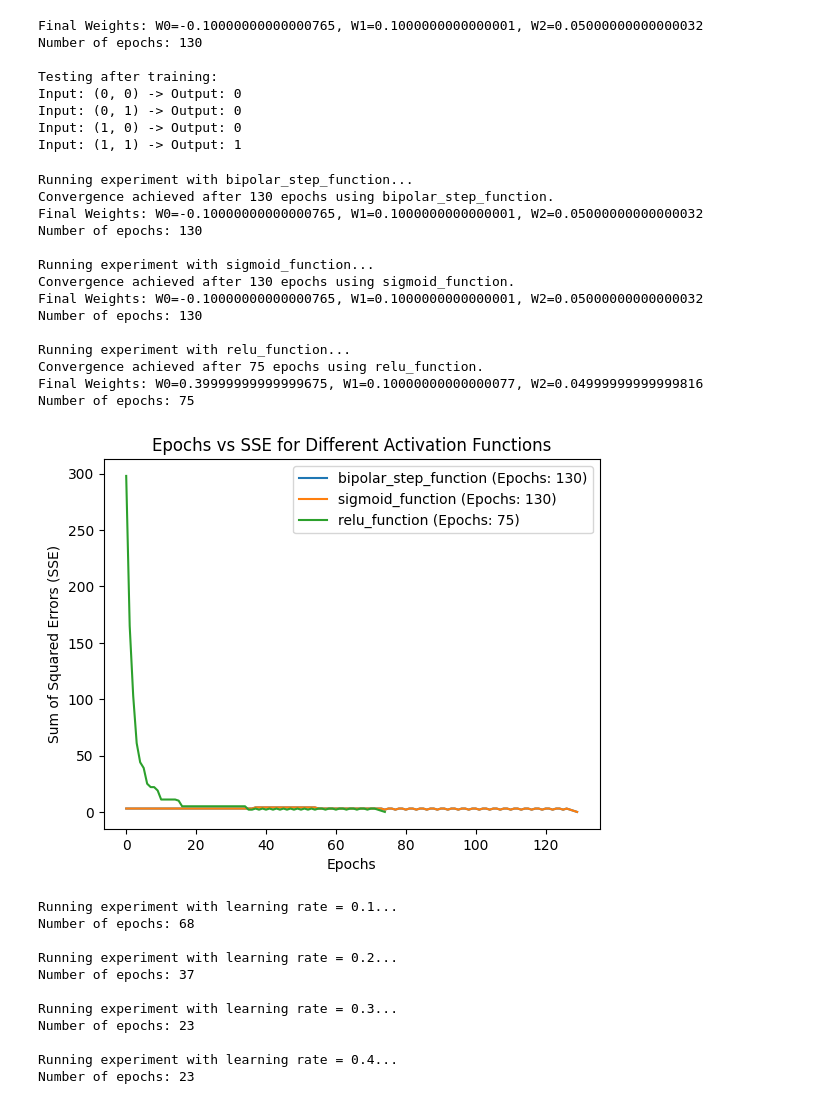
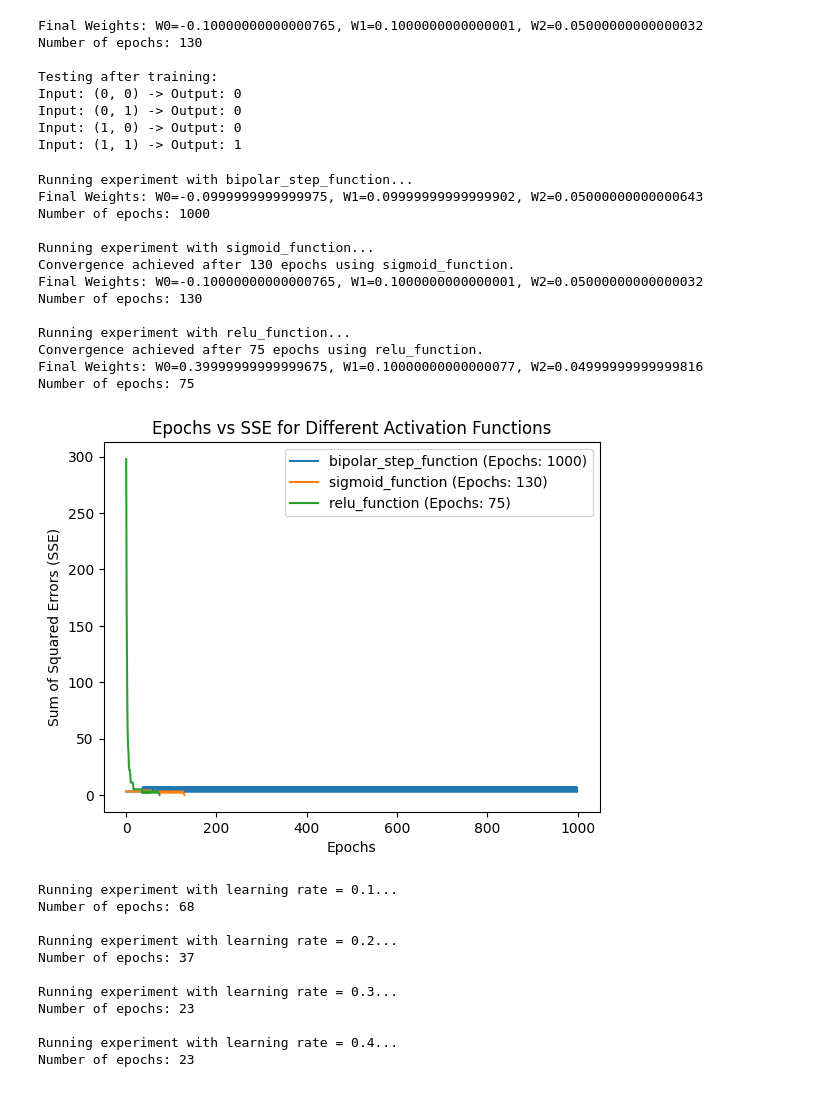
Before and after one commit to Munna-Prasad-Gupta/ML, a Jupyter notebook: ass6.ipynb, the cells around one changed output. Drawn from its saved outputs; the diff is of its cells as text; code cells hidden in the pictures.

```diff
--- a/ass6.ipynb
+++ b/ass6.ipynb
@@ -33,7 +33,7 @@ def relu_function(x):
 
 # Leaky ReLU function
 def leaky_relu_function(x, alpha=0.01):
-    return np.where(x > 0, x, alpha * x)
+    return max( x, alpha * x)
 
 
 
@@ -51,11 +51,20 @@ def error_calculator(y_true, y_pred, error_type='mse'):
     else:
         raise ValueError(f"Unknown error type: {error_type}")
 
+def sum_squared_errors(y_true, y_pred):
 
-W0 = 10
-W1 = 0.2
-W2 = -0.75
-learning_rate = 0.05
+    # Convert to numpy arrays if not already
+    y_true = np.array(y_true)
+    y_pred = np.array(y_pred)
+
+    # Calculate the squared errors
+    squared_errors = (y_true - y_pred) ** 2
+
+    # Sum the squared errors
+    sse = np.sum(squared_errors)
+
+    return sse
+
 
 def perceptron(X, y, W0, W1, W2, learning_rate=0.05, max_epochs=1000, target_error=0.002):
     errors = []  # To store the sum of squared errors (SSE) for each epoch
@@ -73,7 +82,7 @@ def perceptron(X, y, W0, W1, W2, learning_rate=0.05, max_epochs=1000, target_err
             # Calculate the error
             error = y[i] - prediction
             # total_error += error ** 2
-            total_error += error_calculator(y[i],prediction,'mse')
+            total_error += error **2
 
             # Update the weights based on the error
             W0 += learning_rate * error
@@ -161,7 +170,7 @@ def perceptron(X, y, W0, W1, W2, activation_func, learning_rate=0.05, max_epochs
 
             # Convert bipolar output to binary for error calculation (only for bipolar step)
             if activation_func == bipolar_step_function:
-                binary_prediction = 1 if prediction == 1 else 0
+                binary_prediction = 1 if prediction == 1 else -1
             else:
                 binary_prediction = round(prediction)
 
@@ -196,7 +205,7 @@ def run_experiment():
     # Initial weights and learning rate
     W0, W1, W2 = 10, 0.2, -0.75
     learning_rate = 0.05
-
+    converged_at_epochs = []
     # Run experiments with different activation functions
     for activation_func in [bipolar_step_function, sigmoid_function, relu_function]:
         print(f"\nRunning experiment with {activation_func.__name__}...")
@@ -205,37 +214,37 @@ def run_experiment():
         W0, W1, W2 = 10, 0.2, -0.75
 
         # Train the perceptron
         W0, W1, W2, num_epochs = perceptron(X, y, W0, W1, W2, activation_func, learning_rate)
+        converged_at_epochs.append(num_epochs)
 
         # Output final weights and number of epochs needed for convergence
         print(f"Final Weights: W0={W0}, W1={W1}, W2={W2}")
         print(f"Number of epochs: {num_epochs}")
 
     # Finalize and show the plot
     plt.xlabel('Epochs')
     plt.ylabel('Sum of Squared Errors (SSE)')
     plt.title('Epochs vs SSE for Different Activation Functions')
     plt.legend()
     plt.show()
 
 # Run the experiment
 run_experiment()
 # %% [output]
 Running experiment with bipolar_step_function...
-Convergence achieved after 130 epochs using bipolar_step_function.
-Final Weights: W0=-0.10000000000000765, W1=0.1000000000000001, W2=0.05000000000000032
-Number of epochs: 130
+Final Weights: W0=-0.0999999999999975, W1=0.09999999999999902, W2=0.05000000000000643
+Number of epochs: 1000
 
 Running experiment with sigmoid_function...
 Convergence achieved after 130 epochs using sigmoid_function.
 Final Weights: W0=-0.10000000000000765, W1=0.1000000000000001, W2=0.05000000000000032
 Number of epochs: 130
 
 Running experiment with relu_function...
 Convergence achieved after 75 epochs using relu_function.
 Final Weights: W0=0.39999999999999675, W1=0.10000000000000077, W2=0.04999999999999816
 Number of epochs: 75
-[figure, old version]
+[figure, new version]
 # %%
 import matplotlib.pyplot as plt
 import math
```
Also changed, not shown: parts of 5 cells of this notebook.
